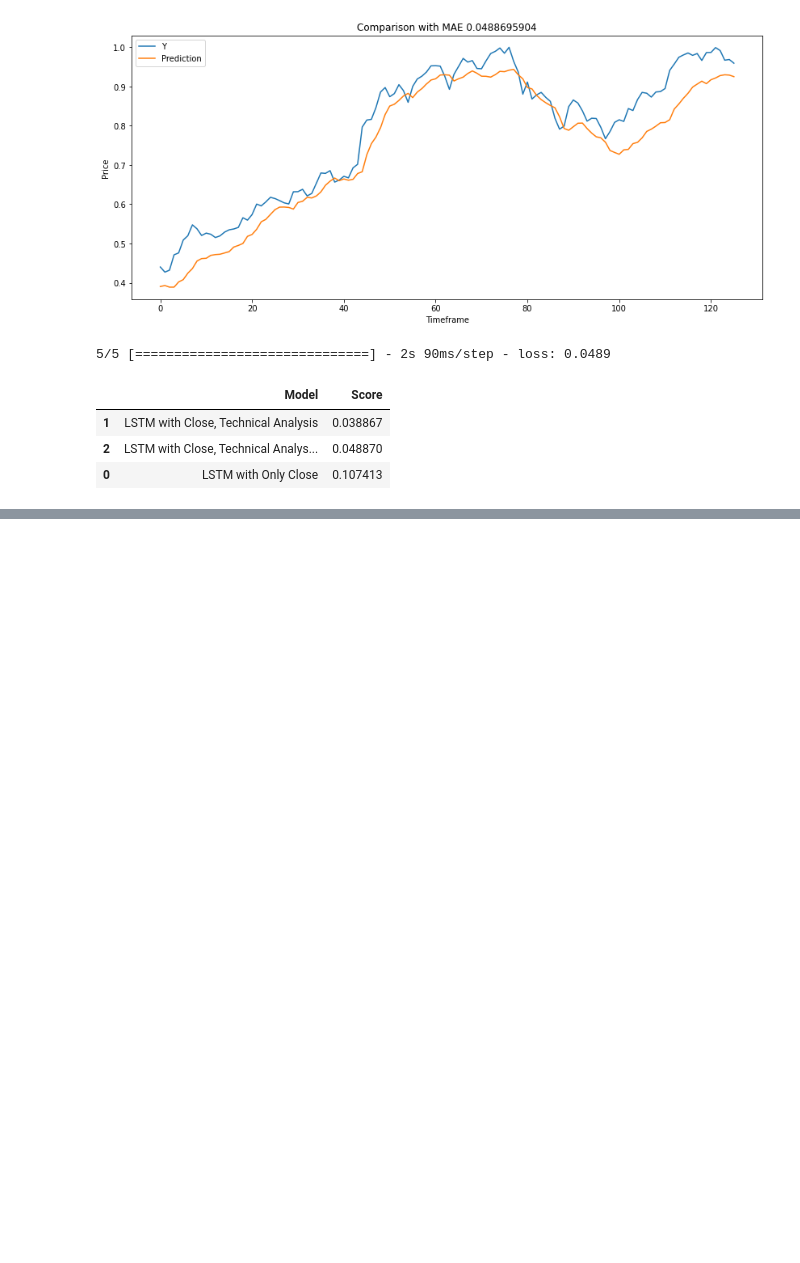
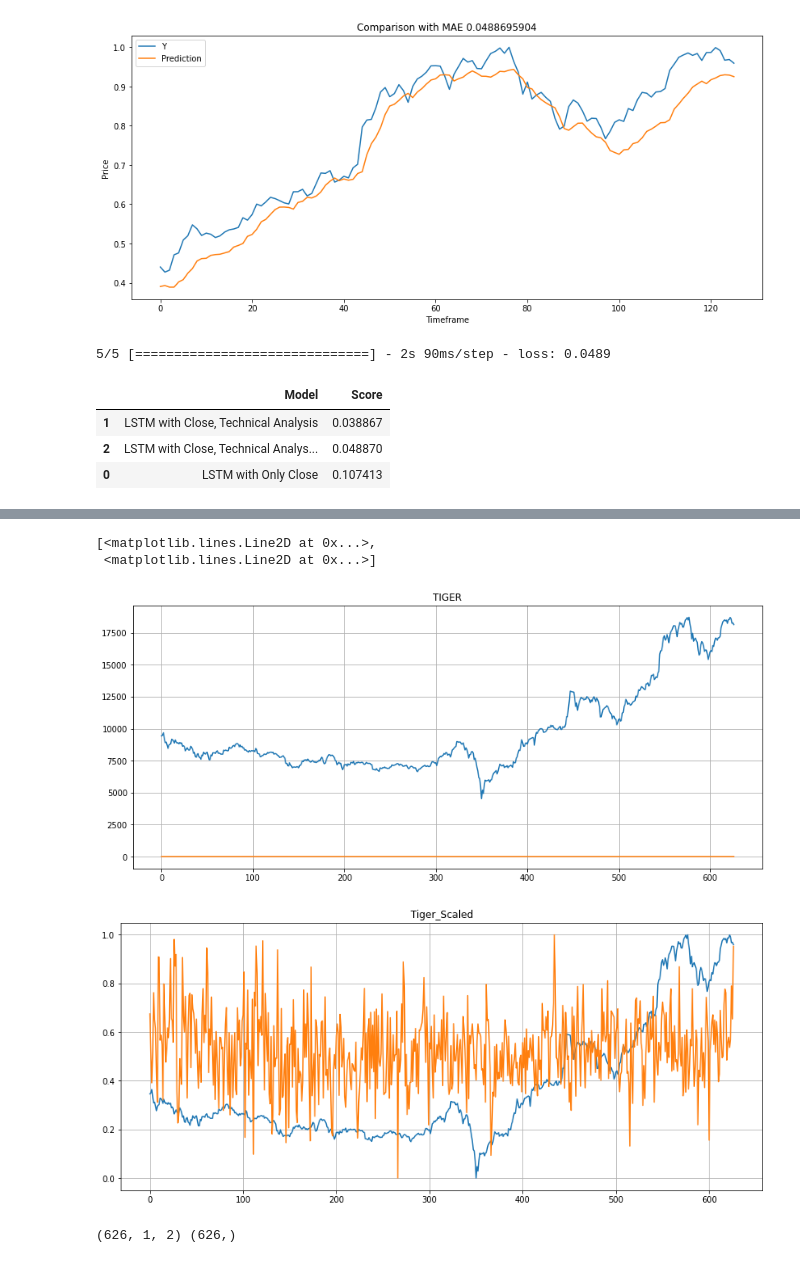
Before and after one commit to 6058ah/BusinessCapstone, a Jupyter notebook: 딥러닝과_텍스트마이닝을_통한_ETF_매매.ipynb, the cells around one changed output, grey strips where cells are left out. Saved outputs shown, nothing was run; the diff lists cells and outputs as text; code cells hidden in the pictures; blank space fills up the shorter version.

```diff
--- a/딥러닝과_텍스트마이닝을_통한_ETF_매매.ipynb
+++ b/딥러닝과_텍스트마이닝을_통한_ETF_매매.ipynb
@@ -893,0 +898,5 @@ models.sort_values(by='Score', ascending=True)
+# %%
+Tiger = pd.read_excel('/content/Tiger.xlsx', index_col=0)
+
+Tiger.drop(['macd',	'macds',	'macdo',	'bb_bbm',	'bb_bbh', 'bb_bbl'],axis=1,inplace=True)
+Tiger
@@ -893,0 +918,28 @@ models.sort_values(by='Score', ascending=True)
+# %%
+Tiger = np.array(Tiger).reshape(-1,2)
+plt.figure(figsize=(14,6))
+plt.title("TIGER")
+plt.grid()
+plt.plot(Tiger)
+
+sc = MinMaxScaler()
+TigerSC = sc.fit_transform(Tiger)
+plt.figure(figsize=(14,6))
+plt.title("Tiger_Scaled")
+plt.grid()
+plt.plot(TigerSC)
+# %% [output]
+[<matplotlib.lines.Line2D at 0x...>,
+ <matplotlib.lines.Line2D at 0x...>]
+[figure, added]
+[figure, added]
+# %%
+X = []
+y = []
+for i in range(1, len(TigerSC)):
+    X.append(TigerSC[i-1:i, 0:2])
+    y.append(TigerSC[i,0])
+X, y = np.array(X), np.array(y) # array()함수의 인자로 리스트를 넣어 Numpy 배열을 생성시킴
+print(X.shape, y.shape)
+# %% [output]
+(626, 1, 2) (626,)
```
Also changed, not shown: parts of 13 cells of this notebook.
